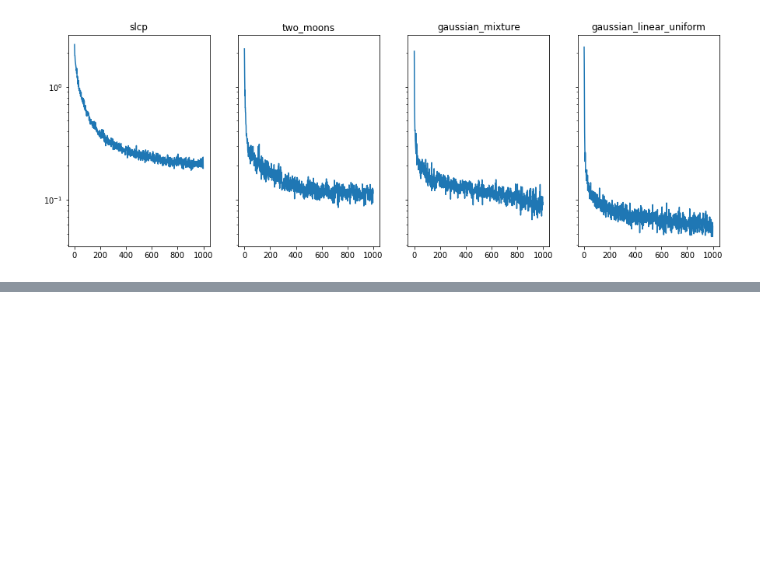
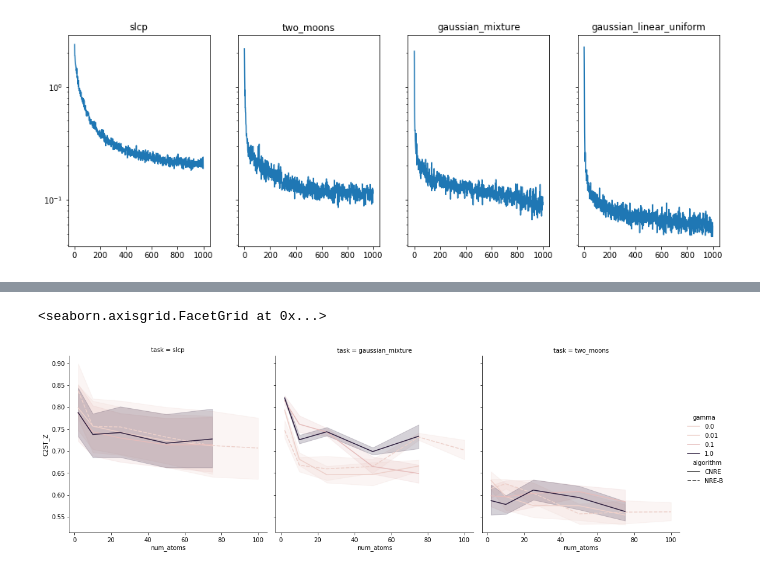
Before and after one commit to bkmi/cnre, a Jupyter notebook: infinite/01 validation loss.ipynb, the cells around one changed output, grey strips where cells are left out. Drawn from its saved outputs; the diff is of its cells as text; code cells hidden in the pictures; blank space fills up the shorter version.

```diff
--- a/infinite/01 validation loss.ipynb
+++ b/infinite/01 validation loss.ipynb
@@ -93,0 +117,13 @@ df_wide.groupby([
+# %%
+sns.relplot(
+    data=df_wide,
+    x="num_atoms",
+    y="C2ST_Z",
+    hue="gamma",
+    style="algorithm",
+    col="task",
+    kind="line",
+)
+# %% [output]
+<seaborn.axisgrid.FacetGrid at 0x...>
+[figure, added]
```
Also changed, not shown: parts of 6 cells of this notebook, 5 other files.
